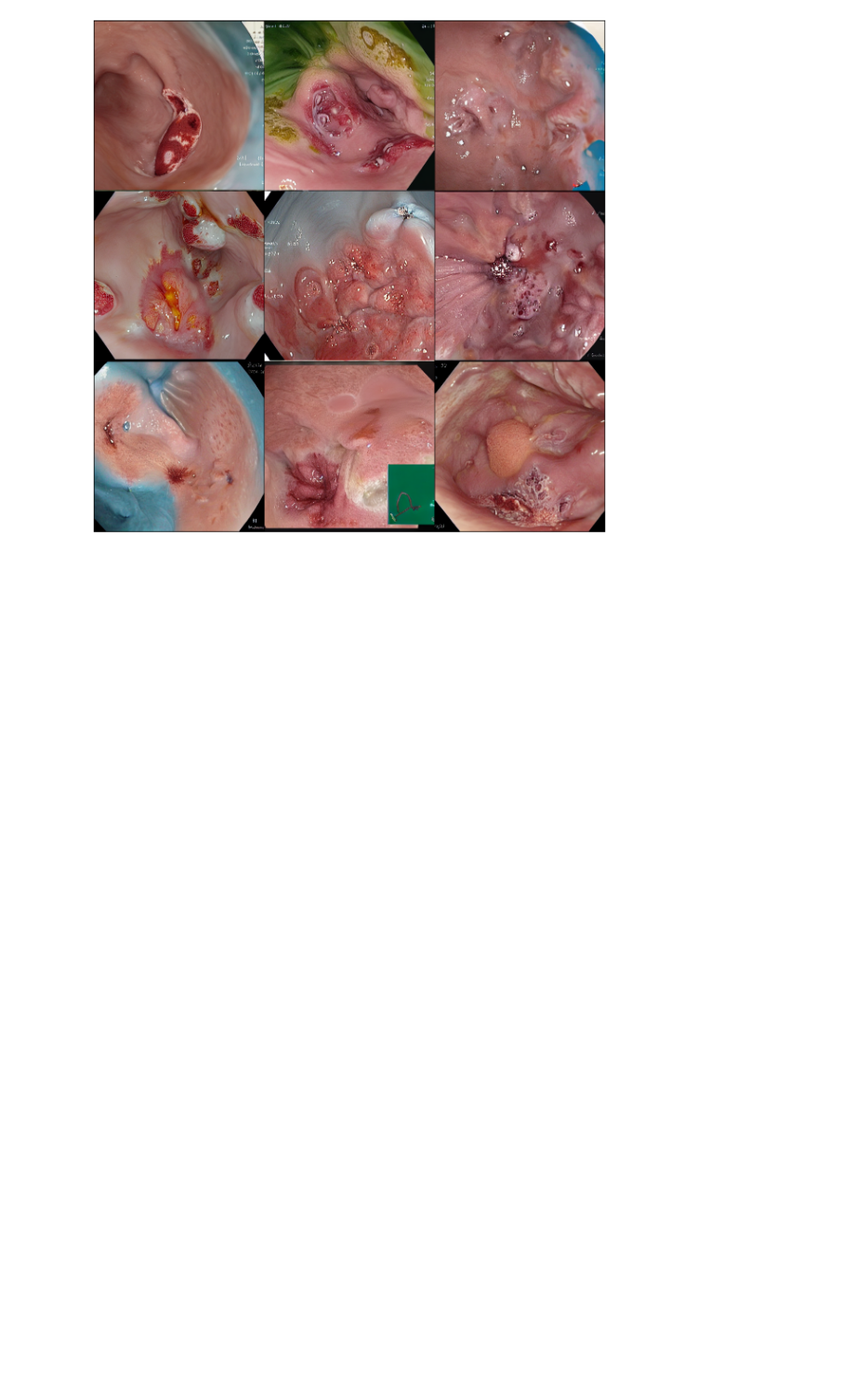
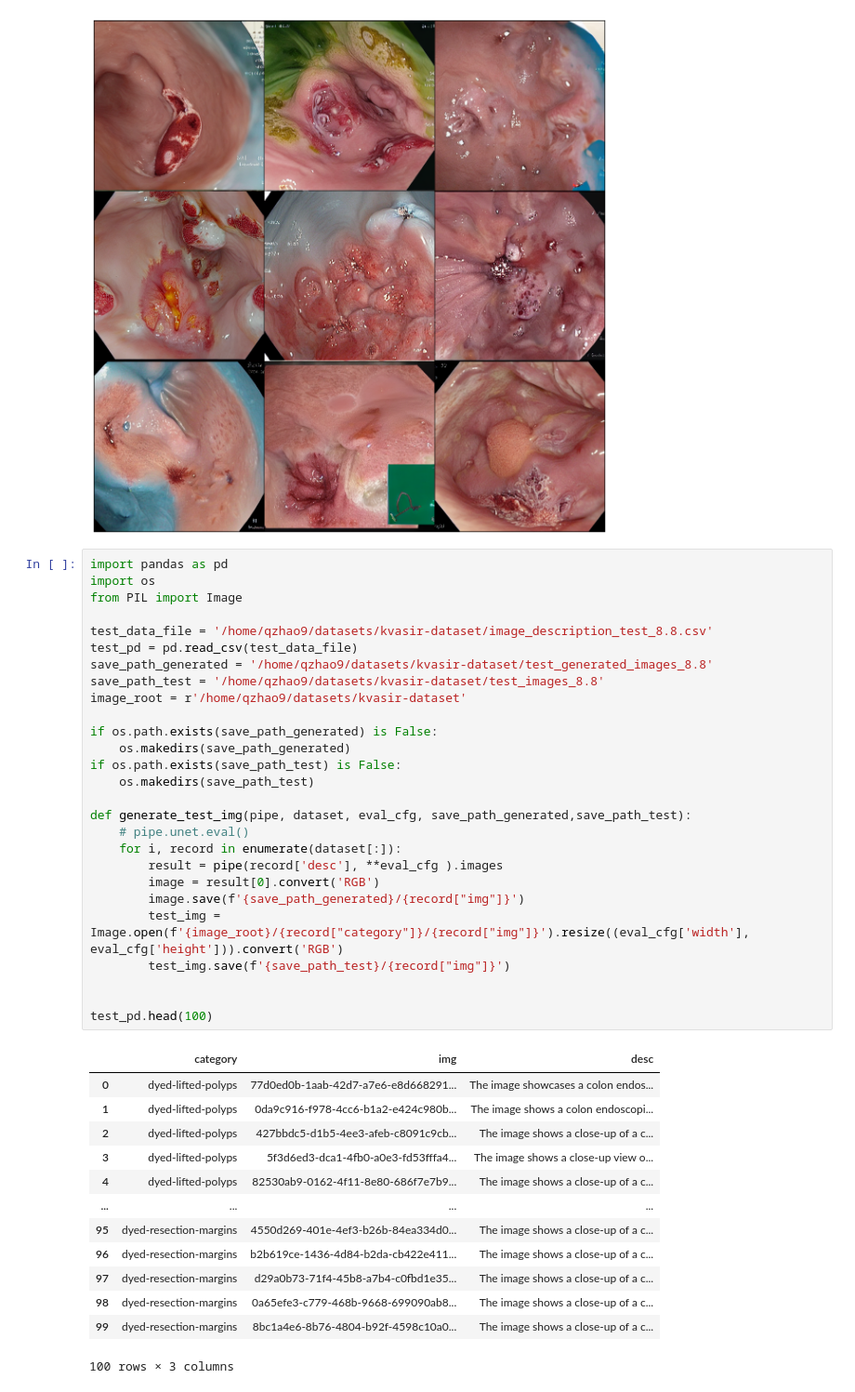
Before and after one commit to Q-Zhao-9/gradproj, a Jupyter notebook: experiments/evaluate_ft_model.ipynb, the cells around one changed output. Shown at 93% size. Cells and saved outputs as stored; diff of their text form; blank space fills up the shorter version.

```diff
--- a/experiments/evaluate_ft_model.ipynb
+++ b/experiments/evaluate_ft_model.ipynb
@@ -61,3 +61,44 @@ generate(pipe,
          9,'/home/qzhao9/code/scenario3.png')
 # %% [output]
 [figure]
+# %%
+import pandas as pd
+import os
+from PIL import Image
+
+test_data_file = '/home/qzhao9/datasets/kvasir-dataset/image_description_test_8.8.csv'
+test_pd = pd.read_csv(test_data_file)
+save_path_generated = '/home/qzhao9/datasets/kvasir-dataset/test_generated_images_8.8'
+save_path_test = '/home/qzhao9/datasets/kvasir-dataset/test_images_8.8'
+image_root = r'/home/qzhao9/datasets/kvasir-dataset'
+
+if os.path.exists(save_path_generated) is False:
+    os.makedirs(save_path_generated)
+if os.path.exists(save_path_test) is False:
+    os.makedirs(save_path_test)
+
+def generate_test_img(pipe, dataset, eval_cfg, save_path_generated,save_path_test):
+    # pipe.unet.eval()
+    for i, record in enumerate(dataset[:]):
+        result = pipe(record['desc'], **eval_cfg ).images
+        image = result[0].convert('RGB')
+        image.save(f'{save_path_generated}/{record["img"]}')
+        test_img = Image.open(f'{image_root}/{record["category"]}/{record["img"]}').resize((eval_cfg['width'], eval_cfg['height'])).convert('RGB')
+        test_img.save(f'{save_path_test}/{record["img"]}')
+
+
+test_pd.head(100)
+# %% [output]
+|  | category | img | desc |
+| 0 | dyed-lifted-polyps | 77d0ed0b-1aab-42d7-a7e6-e8d668291... | The image showcases a colon endos... |
+| 1 | dyed-lifted-polyps | 0da9c916-f978-4cc6-b1a2-e424c980b... | The image shows a colon endoscopi... |
+| 2 | dyed-lifted-polyps | 427bbdc5-d1b5-4ee3-afeb-c8091c9cb... | The image shows a close-up of a c... |
+| 3 | dyed-lifted-polyps | 5f3d6ed3-dca1-4fb0-a0e3-fd53fffa4... | The image shows a close-up view o... |
+| 4 | dyed-lifted-polyps | 82530ab9-0162-4f11-8e80-686f7e7b9... | The image shows a close-up of a c... |
+| ... | ... | ... | ... |
+| 95 | dyed-resection-margins | 4550d269-401e-4ef3-b26b-84ea334d0... | The image shows a close-up of a c... |
+| 96 | dyed-resection-margins | b2b619ce-1436-4d84-b2da-cb422e411... | The image shows a close-up of a c... |
+| 97 | dyed-resection-margins | d29a0b73-71f4-45b8-a7b4-c0fbd1e35... | The image shows a close-up of a c... |
+| 98 | dyed-resection-margins | 0a65efe3-c779-468b-9668-699090ab8... | The image shows a close-up of a c... |
+| 99 | dyed-resection-margins | 8bc1a4e6-8b76-4804-b92f-4598c10a0... | The image shows a close-up of a c... |
+100 rows × 3 columns
```
Also changed, not shown: parts of 6 cells of this notebook, 3 other files.
